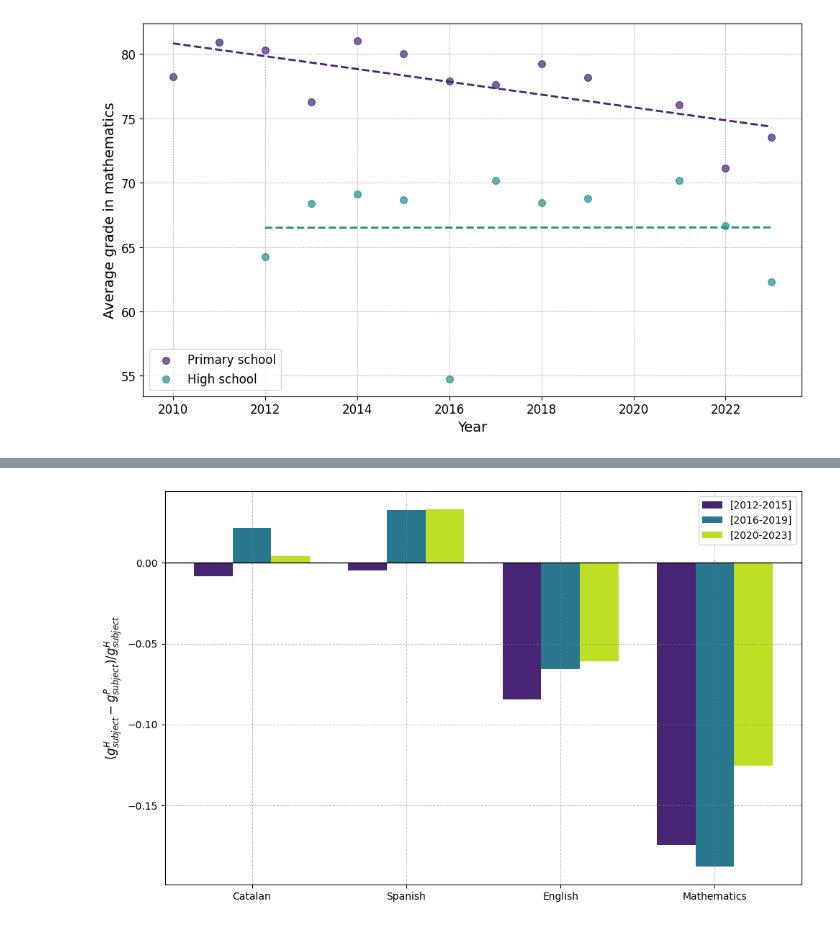
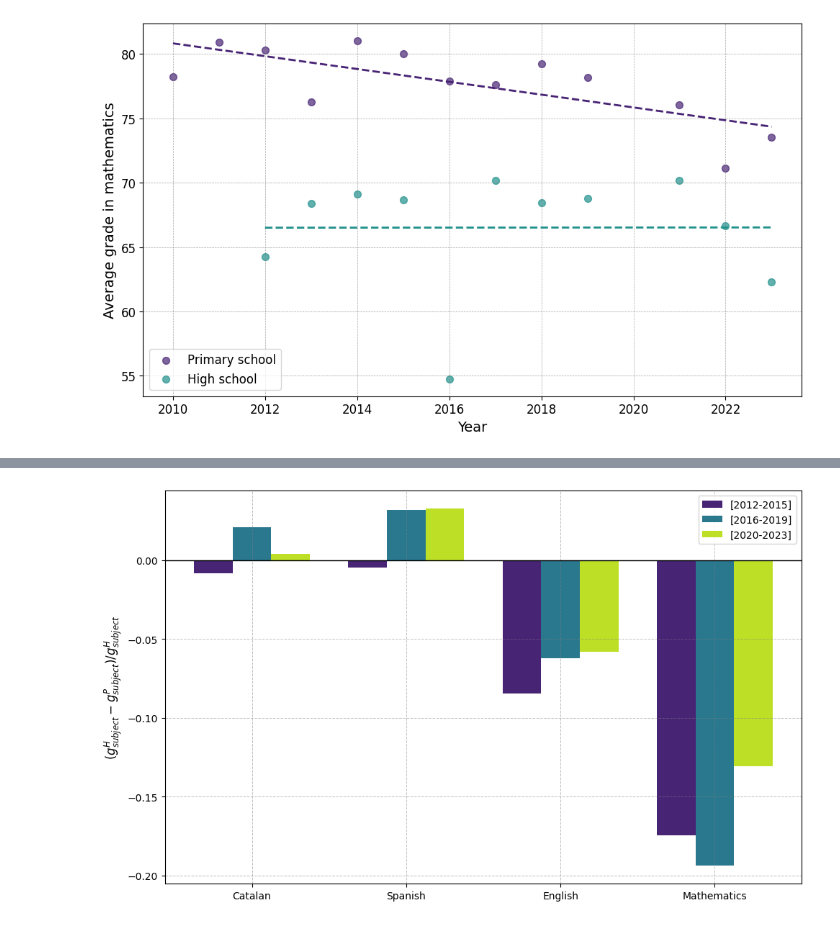
Before and after one commit to edejuan2002/avdm_Competecies, a Jupyter notebook: Time evolution/Time_evolution.ipynb, the cells around one changed output, grey strips where cells are left out. Drawn from its saved outputs; the diff is of its cells as text; code cells hidden in the pictures.

```diff
--- a/Time evolution/Time_evolution.ipynb
+++ b/Time evolution/Time_evolution.ipynb
@@ -582,0 +609,27 @@ plt.show()
+# %%
+# mitjanes de matematiques de quart començant pel 2012
+angquart = np.zeros([12])
+
+for i in range(2012, 2024):
+    # Selecciono l'any d'estudi
+    an = quart[quart['any'] == str(i)]
+
+    # Elimina els NaN
+    an = an.dropna(how='all')
+
+    # Per les diferents proves, cal passar els valors que es troben en string a numeric
+    pang = pd.to_numeric(an['pang'], errors='coerce')
+    # pmed = pd.to_numeric(an['pmed'], errors='coerce')
+
+    # Mitjana de cada assignatura
+    mang = pang.mean()
+    # mmed = pmed.mean()
+
+    # Array de mitjanes
+    n = int(i - 2012)
+    angquart[n] = mang
+
+
+angquart = np.array([angquart[0], angquart[1], angquart[2], angquart[3], angquart[4],
+                     angquart[5], angquart[6], angquart[7], angquart[8], angquart[9], angquart[11]])
+print(angquart[0])
@@ -658,8 +708,8 @@ categories = ['Catalan', 'Spanish', 'English', 'Mathematics']
 time_points = ['[2012-2015]', '[2016-2019]', '[2020-2023]']
 mquart4 = [
     ((mquart[0] + mquart[1] + mquart[2] + mquart[3]) / 4 - (msise[2] + msise[3] + msise[4] + msise[5]) / 4)/((mquart[0] + mquart[1] + mquart[2] + mquart[3]) / 4),  # Data 0
-    ((mquart[4] + mquart[5] + mquart[6] + mquart[7]) / 4 - (msise[6] + msise[7] + msise[8] + msise[9]) / 4)/((mquart[0] + mquart[1] + mquart[2] + mquart[3]) / 4),  # Data 1
-    ((mquart[8] + mquart[9] + mquart[10] + mquart[11]) / 4 - (msise[11] + msise[12] + msise[13]) / 3)/((mquart[0] + mquart[1] + mquart[2] + mquart[3]) / 4)  # Data 2
+    ((mquart[4] + mquart[5] + mquart[6] + mquart[7]) / 4 - (msise[6] + msise[7] + msise[8] + msise[9]) / 4)/((mquart[4] + mquart[5] + mquart[6] + mquart[7]) / 4),  # Data 1
+    ((mquart[8] + mquart[9] + mquart[10] + mquart[11]) / 4 - (msise[11] + msise[12] + msise[13]) / 3)/((mquart[8] + mquart[9] + mquart[10] + mquart[11]) / 4)  # Data 2
 ]
 
 mquart4 = np.transpose(mquart4)
@@ -677,32 +727,32 @@ fig, ax = plt.subplots(figsize=(10, 6))
 
 # Plot the bars for each time point with custom colors
 for i, t in enumerate(time_points):
     ax.bar(x + i * width, data[:, i], width, label=t, color=colors[i])
 
 # Set ticks and labels
 ax.set_xticks(x + width)
 ax.set_xticklabels(categories)
 #ax.set_xlabel("Categories", fontsize=12)
 ax.set_ylabel("$(g_{subject}^{H}-g_{subject}^{P})/g_{subject}^{H}$", fontsize=12)
 #ax.set_title("Grouped Bar Chart with Negative Values", fontsize=14)
 ax.legend()
 
 # Customize the grid and background
 ax.set_facecolor('white')
 ax.grid(color='grey', linestyle='--', linewidth=0.7, alpha=0.5)
 
 # Add a horizontal line at y=0 for context
 ax.axhline(0, color='black', linewidth=1, linestyle='-')
 
 # Use linear or symmetric log scale
 ax.set_yscale('linear')
 
 # Save the plot as a PDF
 plt.savefig("diferencia.pdf", format="pdf", bbox_inches="tight")
 
 # Add padding and show plot
 plt.tight_layout()
 plt.show()
 # %% [output]
-[figure, old version]
+[figure, new version]
 # %%
```
Also changed, not shown: parts of 16 cells of this notebook, 3 other files.
